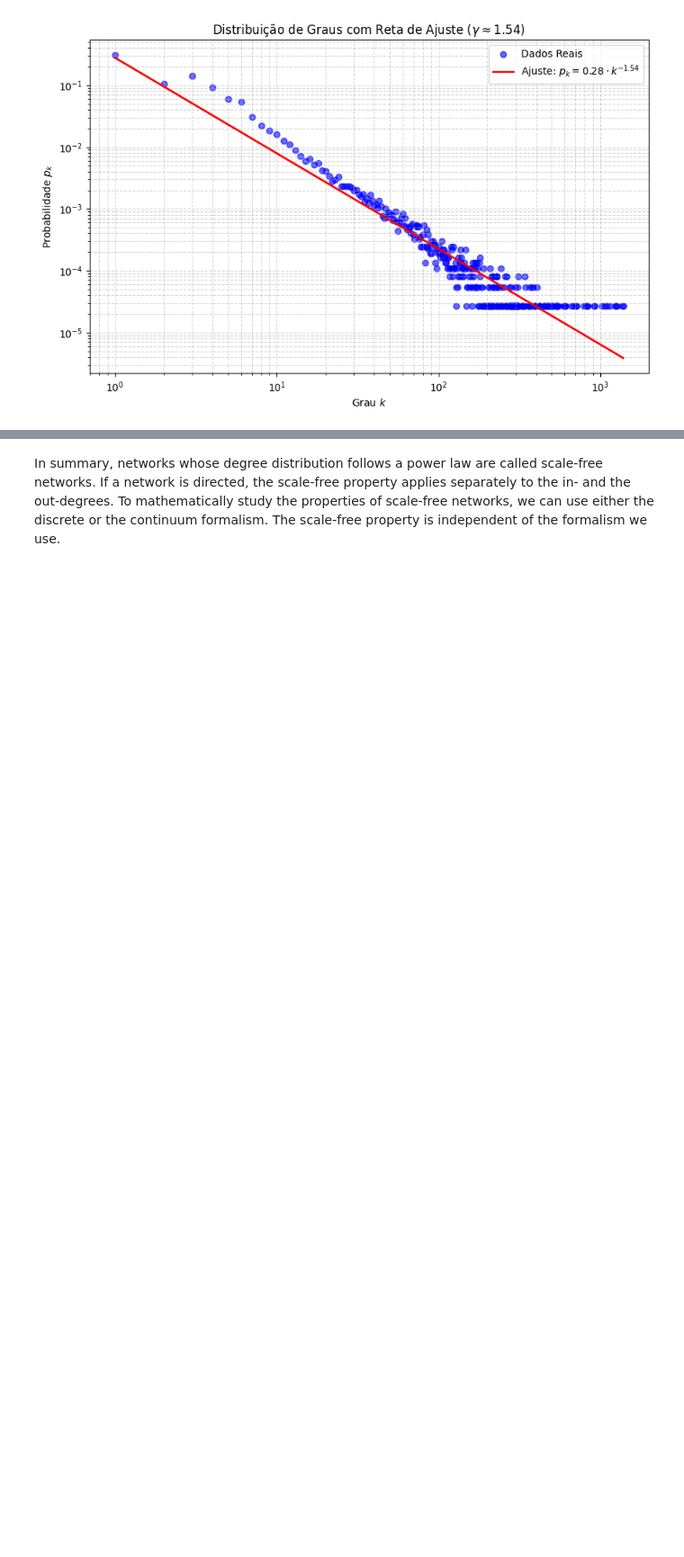
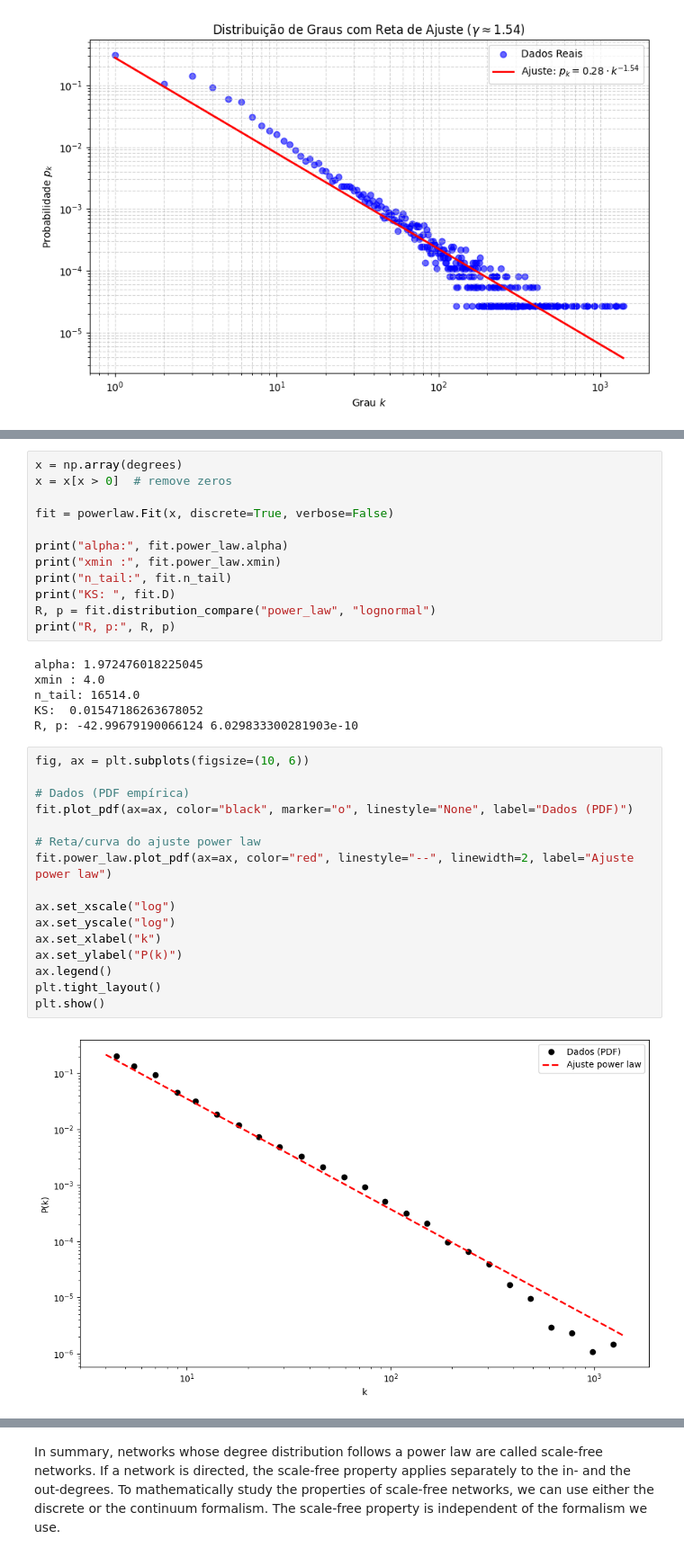
Before and after one commit to tiagostmg/grafos, a Jupyter notebook: src/entrega_1.ipynb, the cells around one changed output, grey strips where cells are left out. Shown at 90% size. Saved outputs shown, nothing was run; the diff lists cells and outputs as text; blank space fills up the shorter version.

```diff
--- a/src/entrega_1.ipynb
+++ b/src/entrega_1.ipynb
@@ -298,3 +280,39 @@ gamma: 2.105619434623348
 xmin: 4.0
 n_tail: 16514.0
 KS:  0.034226284971305754
+# %%
+x = np.array(degrees)
+x = x[x > 0]  # remove zeros
+
+fit = powerlaw.Fit(x, discrete=True, verbose=False)
+
+print("alpha:", fit.power_law.alpha)
+print("xmin :", fit.power_law.xmin)
+print("n_tail:", fit.n_tail)
+print("KS: ", fit.D)
+R, p = fit.distribution_compare("power_law", "lognormal")
+print("R, p:", R, p)
+# %% [output]
+alpha: 1.972476018225045
+xmin : 4.0
+n_tail: 16514.0
+KS:  0.01547186263678052
+R, p: -42.99679190066124 6.029833300281903e-10
+# %%
+fig, ax = plt.subplots(figsize=(10, 6))
+
+# Dados (PDF empírica)
+fit.plot_pdf(ax=ax, color="black", marker="o", linestyle="None", label="Dados (PDF)")
+
+# Reta/curva do ajuste power law
+fit.power_law.plot_pdf(ax=ax, color="red", linestyle="--", linewidth=2, label="Ajuste power law")
+
+ax.set_xscale("log")
+ax.set_yscale("log")
+ax.set_xlabel("k")
+ax.set_ylabel("P(k)")
+ax.legend()
+plt.tight_layout()
+plt.show()
+# %% [output]
+[figure, added]
```
Also changed, not shown: parts of 5 cells of this notebook.
